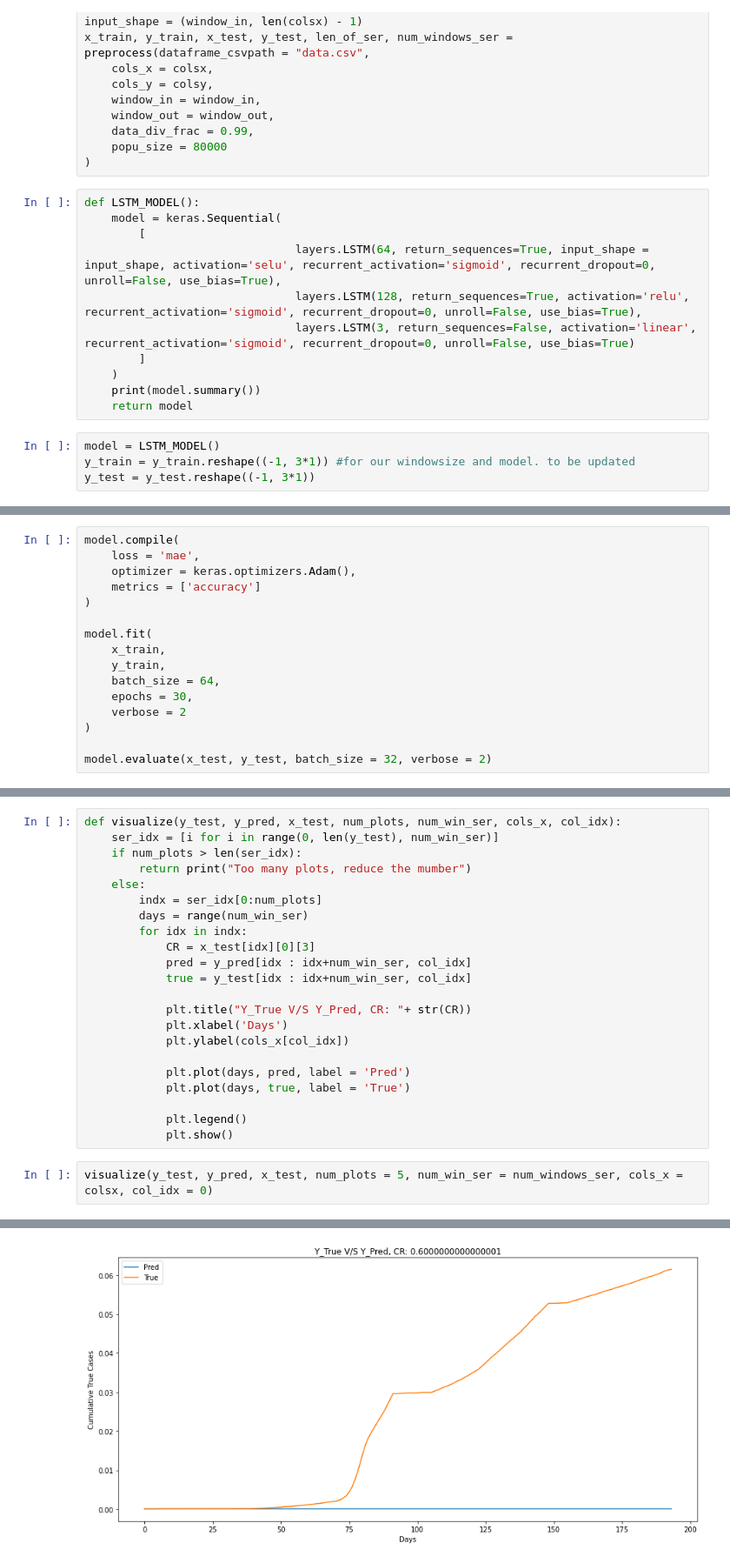
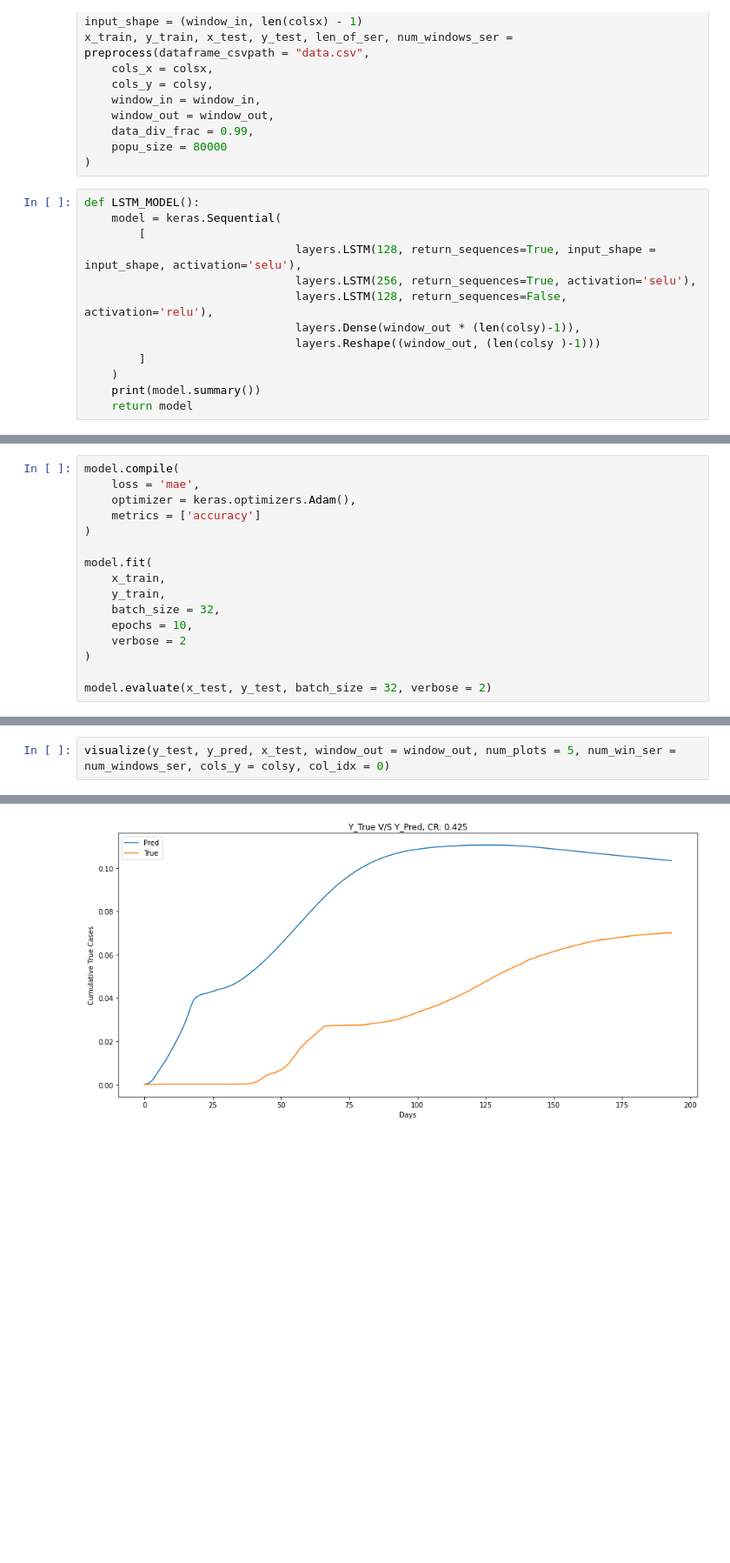
Before and after one commit to matharg7/TSE_SIR, a Jupyter notebook: LSTM.ipynb, the cells around one changed output, grey strips where cells are left out. Shown: that part at 87% size. Drawn from its saved outputs; the diff is of its cells as text; blank space fills up the shorter version.

Commit message:
Traind first proper LSTM model which is general both for any size output windows.

```diff
--- a/LSTM.ipynb
+++ b/LSTM.ipynb
@@ -32,14 +32,12 @@ x_train, y_train, x_test, y_test, len_of_ser, num_windows_ser = preprocess(dataf
 def LSTM_MODEL():
     model = keras.Sequential(
         [
-                               layers.LSTM(64, return_sequences=True, input_shape = input_shape, activation='selu', recurrent_activation='sigmoid', recurrent_dropout=0, unroll=False, use_bias=True),
-                               layers.LSTM(128, return_sequences=True, activation='relu', recurrent_activation='sigmoid', recurrent_dropout=0, unroll=False, use_bias=True),
-                               layers.LSTM(3, return_sequences=False, activation='linear', recurrent_activation='sigmoid', recurrent_dropout=0, unroll=False, use_bias=True)
+                               layers.LSTM(128, return_sequences=True, input_shape = input_shape, activation='selu'),
+                               layers.LSTM(256, return_sequences=True, activation='selu'),
+                               layers.LSTM(128, return_sequences=False, activation='relu'),
+                               layers.Dense(window_out * (len(colsy)-1)),
+                               layers.Reshape((window_out, (len(colsy )-1)))
         ]
     )
     print(model.summary())
     return model
-# %%
-model = LSTM_MODEL()
-y_train = y_train.reshape((-1, 3*1)) #for our windowsize and model. to be updated
-y_test = y_test.reshape((-1, 3*1))
@@ -72,8 +71,8 @@ model.compile(
 model.fit(
     x_train,
     y_train,
-    batch_size = 64,
-    epochs = 30,
+    batch_size = 32,
+    epochs = 10,
     verbose = 2
 )
 
@@ -119,25 +103,3 @@ array([3.750e-05, 6.250e-05, 1.125e-04, 1.625e-04, 2.375e-04, 3.875e-04,
-# %%
-def visualize(y_test, y_pred, x_test, num_plots, num_win_ser, cols_x, col_idx):
-    ser_idx = [i for i in range(0, len(y_test), num_win_ser)]
-    if num_plots > len(ser_idx):
-        return print("Too many plots, reduce the mumber")
-    else:
-        indx = ser_idx[0:num_plots]
-        days = range(num_win_ser)
-        for idx in indx:
-            CR = x_test[idx][0][3]
-            pred = y_pred[idx : idx+num_win_ser, col_idx]
-            true = y_test[idx : idx+num_win_ser, col_idx]
-
-            plt.title("Y_True V/S Y_Pred, CR: "+ str(CR))
-            plt.xlabel('Days')
-            plt.ylabel(cols_x[col_idx])
-
-            plt.plot(days, pred, label = 'Pred')
-            plt.plot(days, true, label = 'True')
-
-            plt.legend()
-            plt.show()
 # %%
-visualize(y_test, y_pred, x_test, num_plots = 5, num_win_ser = num_windows_ser, cols_x = colsx, col_idx = 0)
+visualize(y_test, y_pred, x_test, window_out = window_out, num_plots = 5, num_win_ser = num_windows_ser, cols_y = colsy, col_idx = 0)
 # %% [output]
@@ -145 +107 @@ visualize(y_test, y_pred, x_test, num_plots = 5, num_win_ser = num_windows_ser,
-[figure, old version]
+[figure, new version]
```
Also changed, not shown: parts of 9 cells of this notebook, 1 other file.
